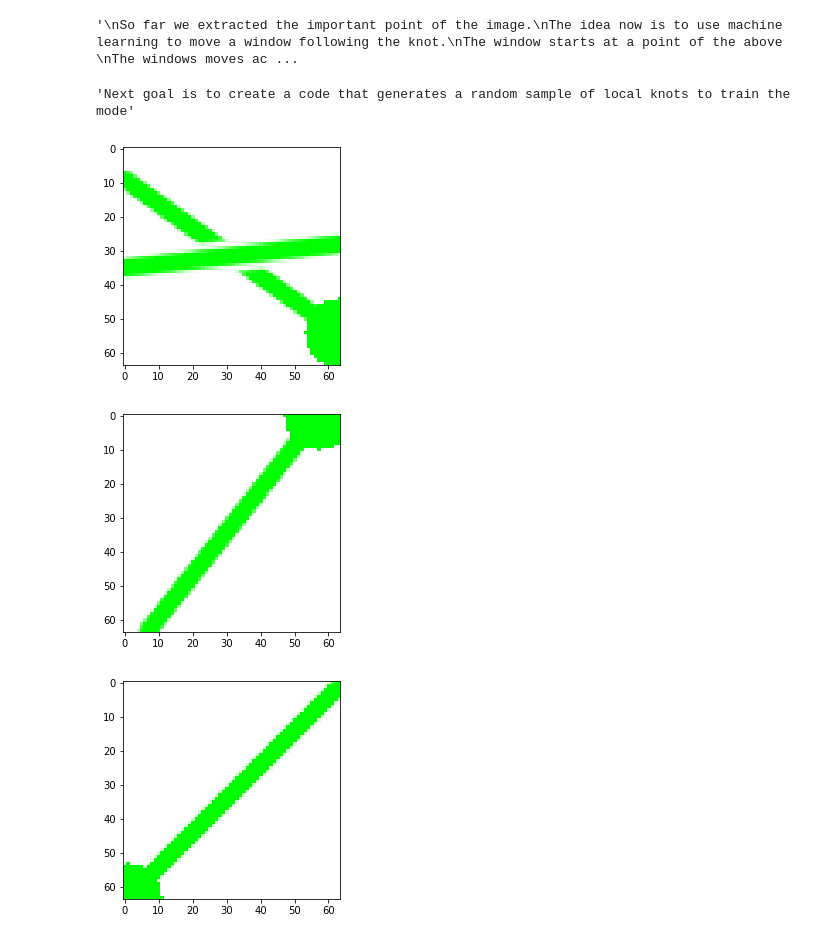
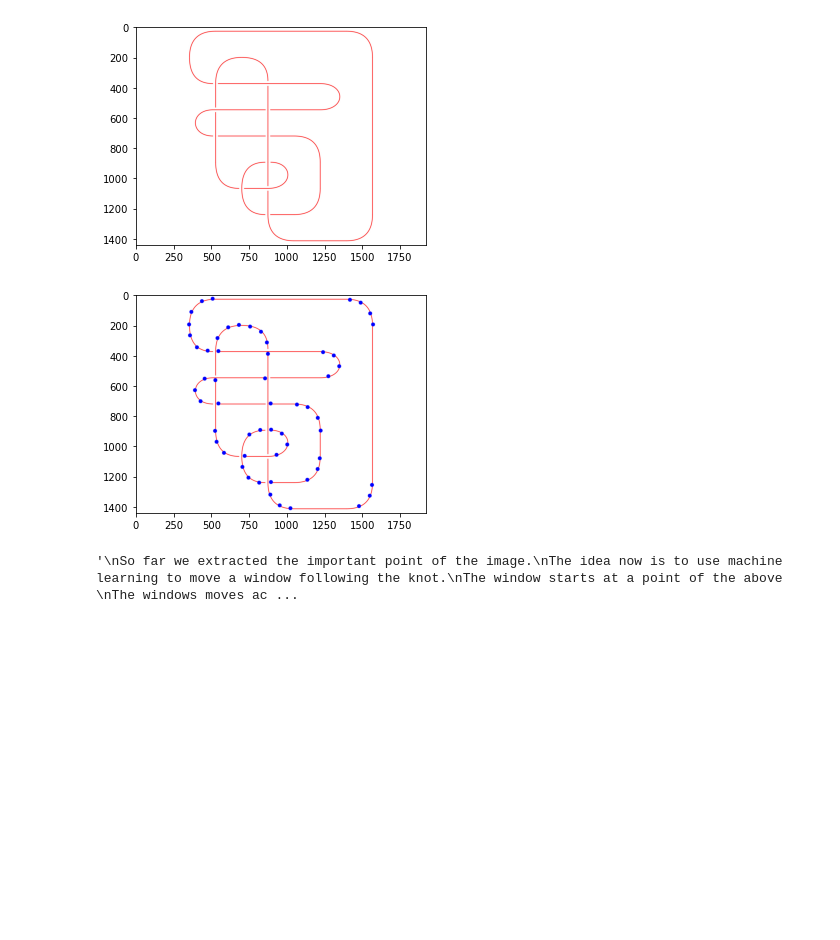
Before and after one commit to DanielBermudez00/Knot-Images-to-regina-code, a Jupyter notebook: scripts/Test-Funtions.ipynb, the cells around one changed output. Drawn from its saved outputs; the diff is of its cells as text; code cells hidden in the pictures; blank space fills up the shorter version.

Commit message:
New architecture and cleaner code

```diff
--- a/scripts/Test-Funtions.ipynb
+++ b/scripts/Test-Funtions.ipynb
@@ -23,30 +66,3 @@ Torch version: 2.4.1+cpu
 #-----------------------------
 PathTest1= "C:\\Users\\usuario\\Desktop\\Knot-Images-to-regina-code\\data\\Test-Knot.jpg"
 PathTest2= "C:\\Users\\usuario\\Desktop\\Knot-Images-to-regina-code\\data\\Test2-Knot.jpg"
-# %%
-'''
-This code will find the countours of the link as a jpg image
-'''
-test_image=PathTest2
-
-image= cv2.imread(test_image)
-#image= cv2.imread(test_image, cv2.IMREAD_GRAYSCALE)
-
-gray = cv2.cvtColor(image, cv2.COLOR_BGR2GRAY)
-
-# Blur and threshold to isolate the knot
-blurred = cv2.GaussianBlur(gray, (15, 15), 0)
-
-
-'''
-Work which Thresholding method might be the better and more efficient for the current project
-'''
-_, thresh = cv2.threshold(blurred, 200, 255, cv2.THRESH_BINARY_INV)
-#thresh = cv2.adaptiveThreshold(blurred, 255, cv2.ADAPTIVE_THRESH_GAUSSIAN_C, cv2.THRESH_BINARY,11,2)
-
-
-contours, hierarchy = cv2.findContours(thresh, cv2.RETR_LIST , cv2.CHAIN_APPROX_SIMPLE)
-
-image_with_countours=cv2.drawContours(image, contours, -1, (0,0,255), 5)
-
-plt.imshow(image_with_countours)
@@ -112,3 +164,14 @@ plt.imshow(image)
+# %%
+#----------------------------------------------------
+# This block test the function of the previous blocks
+#----------------------------------------------------
+
+show_original_image()
+
+important_points, image_with_important= find_important_points(og_image,resolution=70, with_image=True,show=True)
+# %% [output]
+[figure, added]
+[figure, added]
 # %%
 '''
 So far we extracted the important point of the image.
@@ -132,7 +195,3 @@ The inputs are images of pixels x pixels.
 '''
 # %% [output]
 '\nSo far we extracted the important point of the image.\nThe idea now is to use machine learning to move a window following the knot.\nThe window starts at a point of the above \nThe windows moves ac ...
-# %%
-'''Next goal is to create a code that generates a random sample of local knots to train the mode'''
-# %% [output]
-'Next goal is to create a code that generates a random sample of local knots to train the mode'
@@ -250,37 +197,0 @@ def draw_under_crossing(direction1, direction2):
-# %%
-#-------------------------------
-# Small cell that generates 5 random corssing
-#-------------------------------
-
-N=3
-
-for i in range(N):
-    # Initialize a clean, gray background
-    img = np.full((WINDOW_SIZE[1], WINDOW_SIZE[0], 3), -1, dtype=np.uint8)
-
-
-    # 2. Randomize the crossing type (33% No, 33% Over, 33% Under)
-    cross_choice = random.random()
-    main_direction, other_direction = random.sample(range(1, 7), 2)
-
-    if cross_choice < 0.33:
-        # State: NONE
-        crossing_type = "None"
-        draw_Straight_Line(main_direction)
-
-    elif cross_choice >= 0.33 and cross_choice < 0.66:
-        # State: OVER-CROSSING
-        crossing_type = "Over"
-        draw_over_crossing(main_direction, other_direction)
-
-    else:
-        # State: UNDER-CROSSING
-        crossing_type = "Under"
-        draw_under_crossing(main_direction, other_direction)
-
-    plt.imshow(img)
-    plt.show()
-# %% [output]
-[figure, removed]
-[figure, removed]
-[figure, removed]
```
Also changed, not shown: parts of 28 cells of this notebook, 2 other files.
